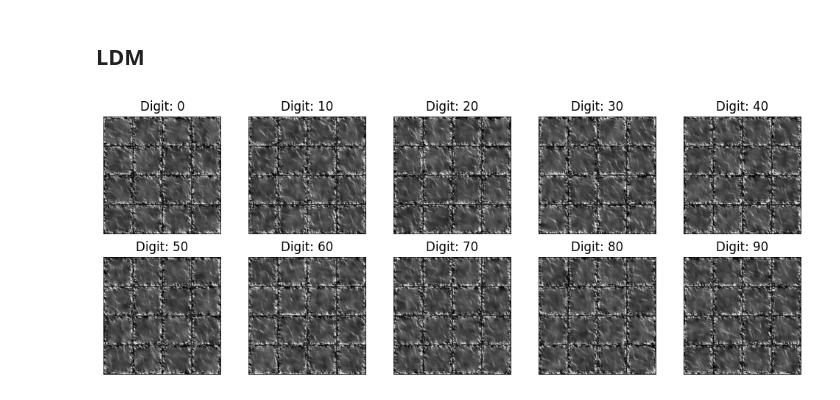
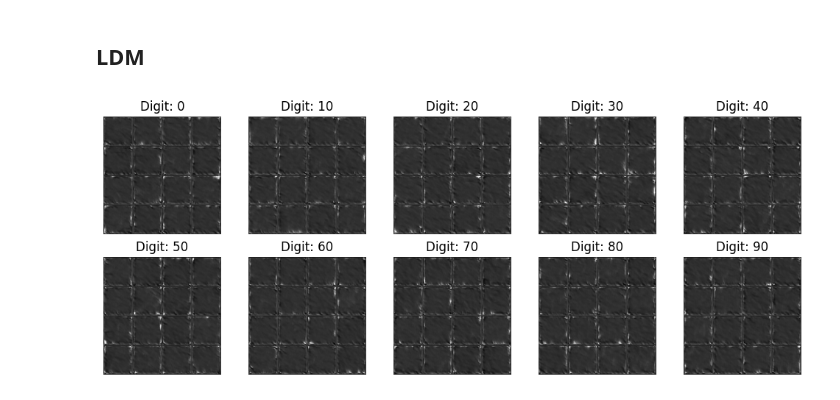
Before and after one commit to suubek/Diffusion_MNIST_to_STI, a Jupyter notebook: src/visualize_results.ipynb, the cells around one changed output. Saved outputs shown, nothing was run; the diff lists cells and outputs as text; code cells hidden in the pictures.

```diff
--- a/src/visualize_results.ipynb
+++ b/src/visualize_results.ipynb
@@ -184,16 +184,16 @@ diffusion_coeff_fn = functools.partial(diffusion_coeff, sigma=sigma)
 
 # Load latent diffusion model
 device = 'cuda' #@param ['cuda', 'cpu'] {'type':'string'}
-ckpt = torch.load(r'..\model_objects\ckpt_synth_mix_STI_ldm_0.001_100e.pth', map_location=device)
-score_model = torch.nn.DataParallel(Latent_UNet_Tranformer(marginal_prob_std=marginal_prob_std_fn, channels = [16, 64, 128, 256]))
+ckpt = torch.load(r'..\model_objects\ckpt_v3_synth_mix_STI_ldm_0.001_100e.pth', map_location=device)
+score_model = torch.nn.DataParallel(Latent_UNet_Tranformer(marginal_prob_std=marginal_prob_std_fn, channels = [8, 64, 128, 256]))
 score_model = score_model.to(device)
 score_model.load_state_dict(ckpt)
 score_model.eval()
 
 
 # Load autoencoder model
-ae_ckpt = torch.load(r'..\model_objects\ckpt_synth_mix_STI_mse_100e.pth', map_location=device)
-ae_model = AutoEncoder([4, 8, 16]).cuda()
+ae_ckpt = torch.load(r'..\model_objects\ckpt_v3_synth_mix_STI_mse_100e.pth', map_location=device)
+ae_model = AutoEncoder([2, 4, 8]).cuda()
 ae_model = ae_model.to(device)
 ae_model.load_state_dict(ae_ckpt)
 ae_model.eval()
@@ -201,35 +201,35 @@ ae_model.eval()
 # Set params
 sample_batch_size = 16 #@param {'type':'integer'}
 num_steps = 500 #@param {'type':'integer'}
 sampler = Euler_Maruyama_sampler #@param ['Euler_Maruyama_sampler', 'pc_sampler', 'ode_sampler'] {'type': 'raw'}
 
 ## Generate samples using the specified sampler.
 %matplotlib inline
 plt.figure(figsize=(10, 4))
 
 for i, digit in enumerate(range(0, 91, 10)):
     samples = sampler(score_model,
             marginal_prob_std_fn,
             diffusion_coeff_fn,
             num_steps,
             sample_batch_size,
             device=device,
-            x_shape=(16,56,56),
+            x_shape=(8,56,56),
             y=digit*torch.ones(sample_batch_size, dtype=torch.long))
 
     ## Sample visualization.
     decoder_samples = ae_model.decoder(samples).clamp(0.0, 1.0)
     sample_grid = make_grid(decoder_samples, nrow=int(np.sqrt(sample_batch_size)))
 
     plt.subplot(2, 5, i+1)
     plt.title(f"Digit: {digit}")
     plt.axis('off')
     plt.imshow(sample_grid.permute(1, 2, 0).cpu(), vmin=0., vmax=1.)
 
 plt.tight_layout()
 plt.show()
 # %% [output]
-[figure, old version]
+[figure, new version]
 # %%
 # Set params
 sample_batch_size = 16 #@param {'type':'integer'}
```
Also changed, not shown: parts of 1 cell of this notebook, 4 other files.
